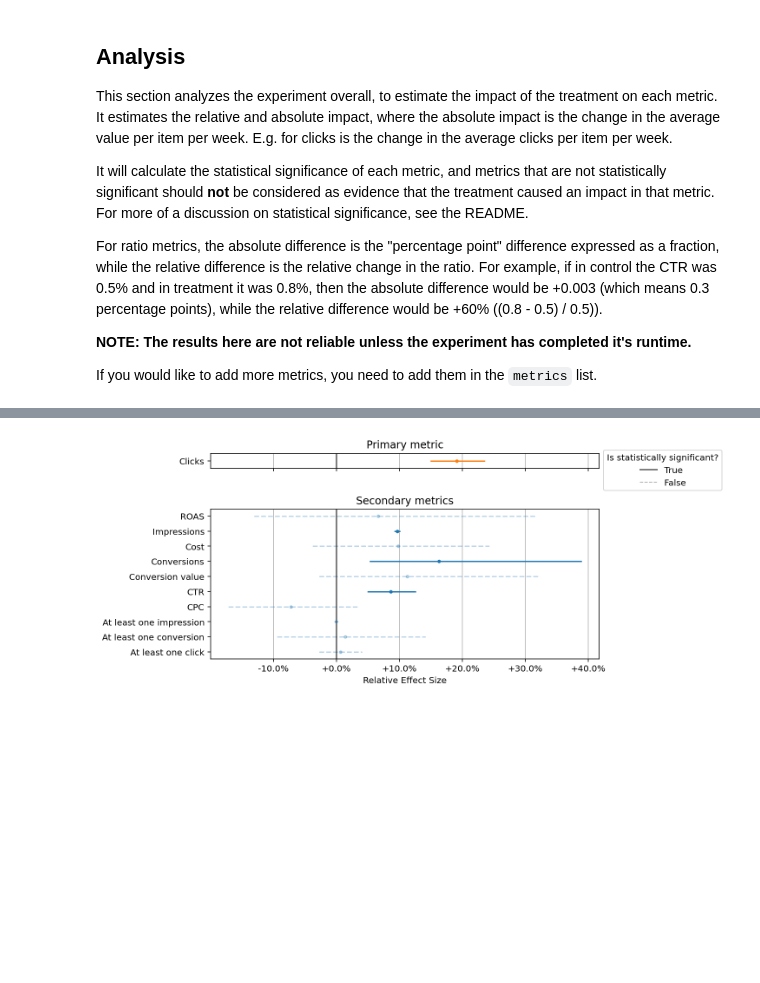
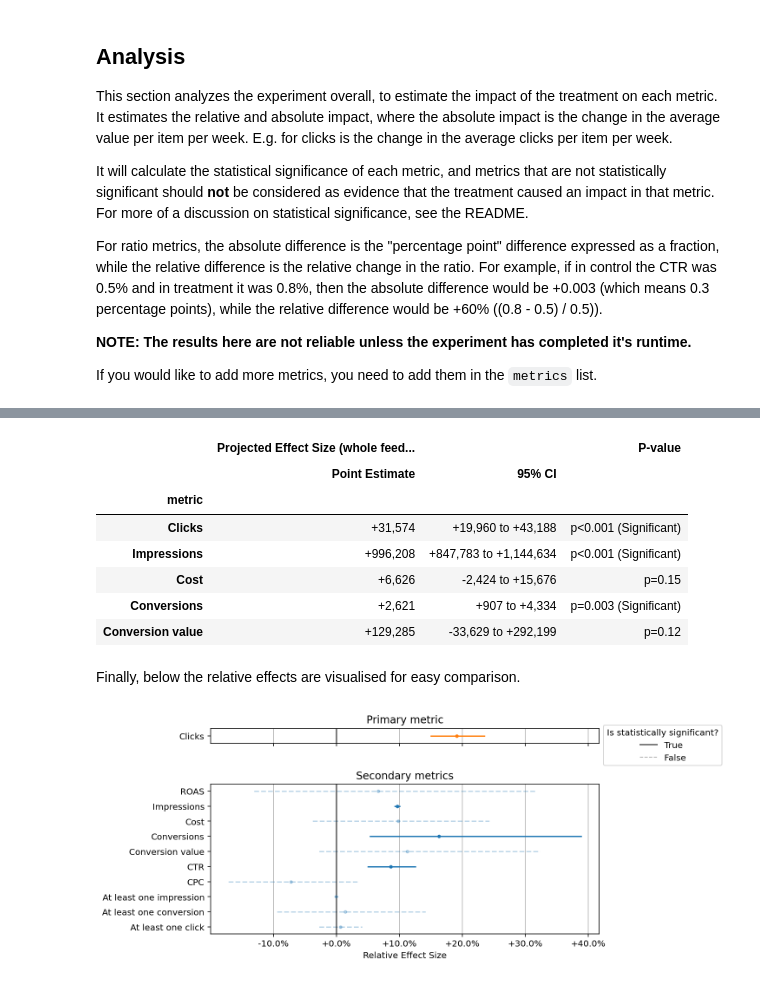
Before and after one commit to google-marketing-solutions/feedx, a Jupyter notebook: notebooks/02_experiment_analyzer.ipynb, the cells around one changed output, grey strips where cells are left out. Cells and saved outputs as stored; diff of their text form; code cells hidden in the pictures; blank space fills up the shorter version.

```diff
--- a/notebooks/02_experiment_analyzer.ipynb
+++ b/notebooks/02_experiment_analyzer.ipynb
@@ -652,3 +680,28 @@ experiment_analysis.format_experiment_analysis_results_dataframe(experiment_resu
+# %%
+merics_for_projection = [
+    "Clicks",
+    "Impressions",
+    "Cost",
+    "Conversions",
+    "Conversion value",
+]
+experiment_analysis.format_experiment_analysis_results_dataframe(
+    experiment_results.loc[experiment_results.index.isin(merics_for_projection)],
+    include_yearly_projected_effect=True,
+    include_relative_effect=False,
+    include_absolute_effect=False
+)
+# %% [output]
+|  | Projected Effect Size (whole feed... |  | P-value |
+|  | Point Estimate | 95% CI |  |
+| metric |  |  |  |
+| Clicks | +31,574 | +19,960 to +43,188 | p<0.001 (Significant) |
+| Impressions | +996,208 | +847,783 to +1,144,634 | p<0.001 (Significant) |
+| Cost | +6,626 | -2,424 to +15,676 | p=0.15 |
+| Conversions | +2,621 | +907 to +4,334 | p=0.003 (Significant) |
+| Conversion value | +129,285 | -33,629 to +292,199 | p=0.12 |
+# %% [markdown]
+Finally, below the relative effects are visualised for easy comparison.
 # %%
 
 import matplotlib.ticker as mtick
```
Also changed, not shown: parts of 3 cells of this notebook, 2 other files.
